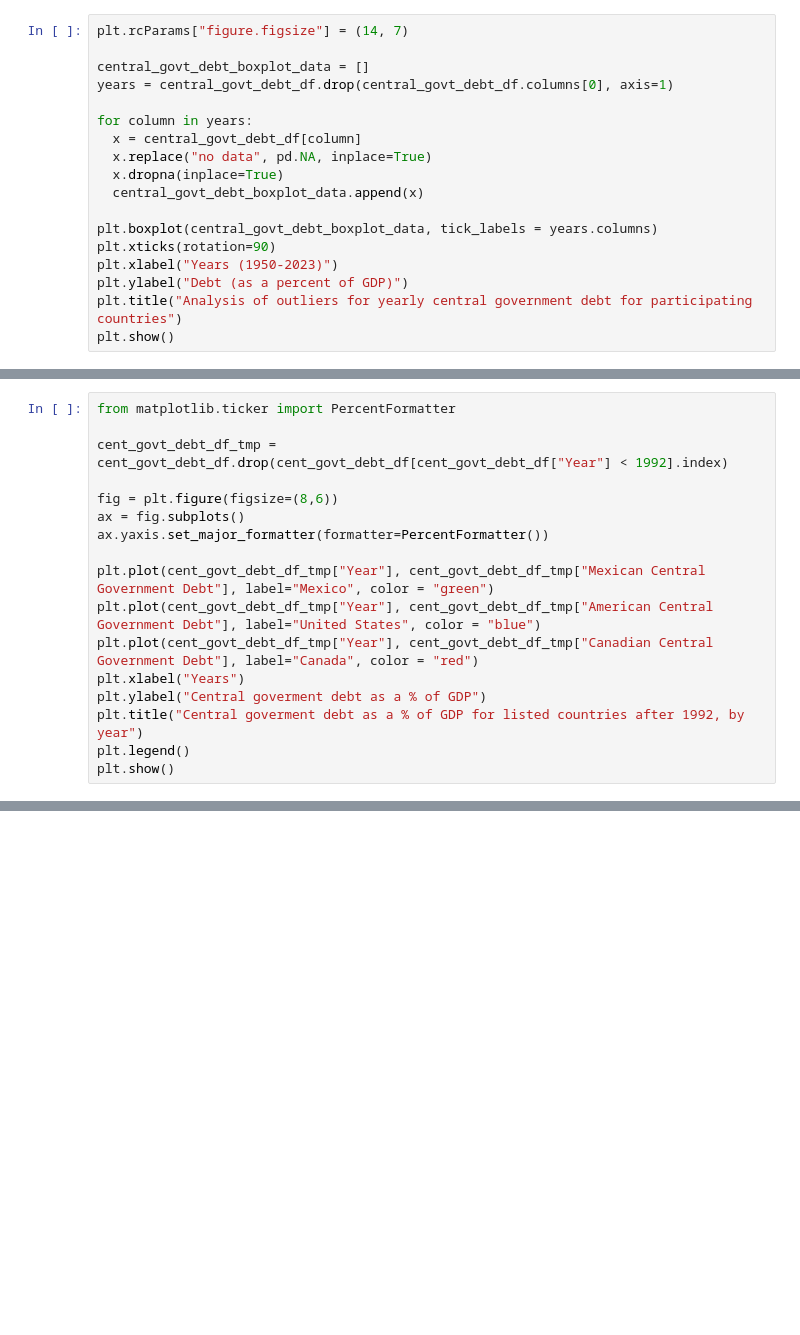
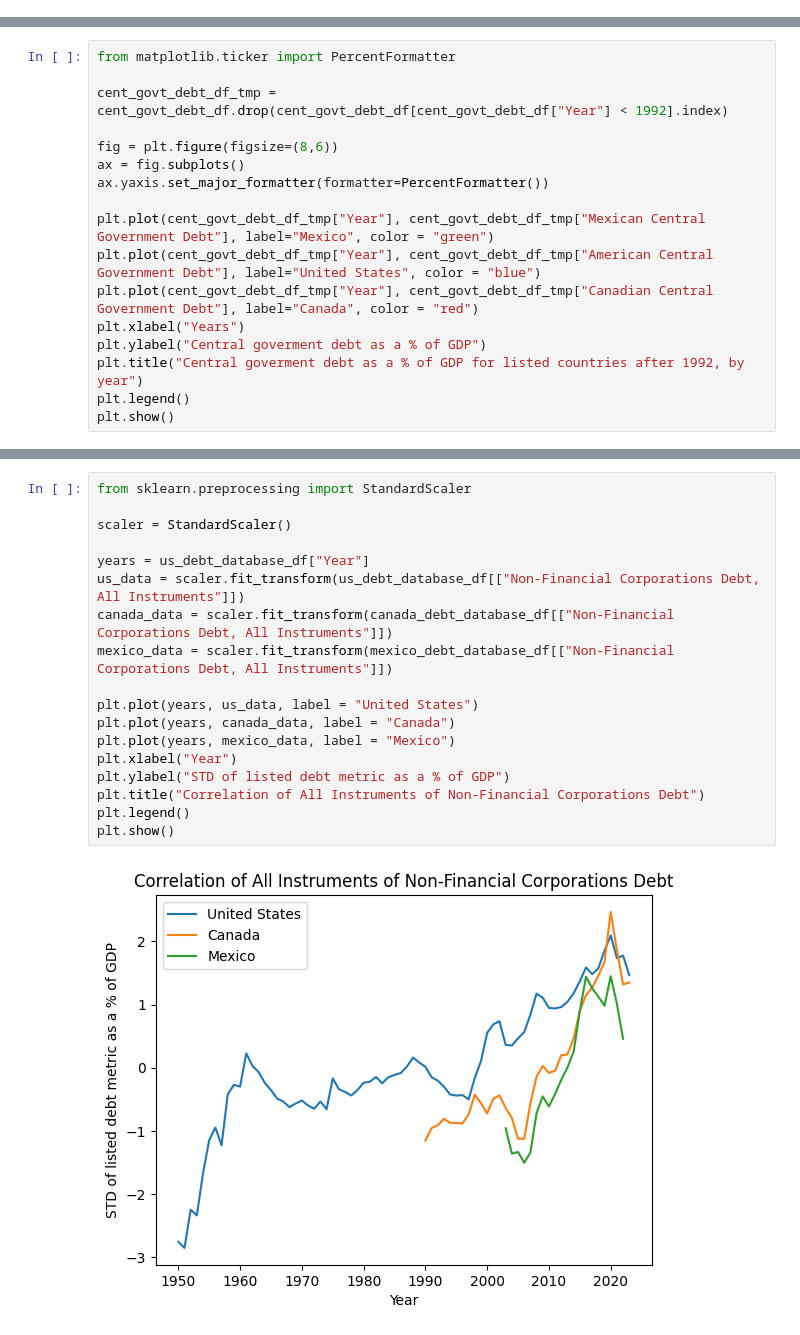
Before and after one commit to kurealnum/dsrp-2025, a Jupyter notebook: DSRP_Global_Debt.ipynb, the cells around one changed output, grey strips where cells are left out. Cells and saved outputs as stored; diff of their text form; blank space fills up the shorter version.

```diff
--- a/DSRP_Global_Debt.ipynb
+++ b/DSRP_Global_Debt.ipynb
@@ -392,18 +144,0 @@ Next, I'd like to check for outliers for central government debt.
-# %%
-plt.rcParams["figure.figsize"] = (14, 7)
-
-central_govt_debt_boxplot_data = []
-years = central_govt_debt_df.drop(central_govt_debt_df.columns[0], axis=1)
-
-for column in years:
-  x = central_govt_debt_df[column]
-  x.replace("no data", pd.NA, inplace=True)
-  x.dropna(inplace=True)
-  central_govt_debt_boxplot_data.append(x)
-
-plt.boxplot(central_govt_debt_boxplot_data, tick_labels = years.columns)
-plt.xticks(rotation=90)
-plt.xlabel("Years (1950-2023)")
-plt.ylabel("Debt (as a percent of GDP)")
-plt.title("Analysis of outliers for yearly central government debt for participating countries")
-plt.show()
@@ -726,0 +506,20 @@ plt.show()
+# %%
+from sklearn.preprocessing import StandardScaler
+
+scaler = StandardScaler()
+
+years = us_debt_database_df["Year"]
+us_data = scaler.fit_transform(us_debt_database_df[["Non-Financial Corporations Debt, All Instruments"]])
+canada_data = scaler.fit_transform(canada_debt_database_df[["Non-Financial Corporations Debt, All Instruments"]])
+mexico_data = scaler.fit_transform(mexico_debt_database_df[["Non-Financial Corporations Debt, All Instruments"]])
+
+plt.plot(years, us_data, label = "United States")
+plt.plot(years, canada_data, label = "Canada")
+plt.plot(years, mexico_data, label = "Mexico")
+plt.xlabel("Year")
+plt.ylabel("STD of listed debt metric as a % of GDP")
+plt.title("Correlation of All Instruments of Non-Financial Corporations Debt")
+plt.legend()
+plt.show()
+# %% [output]
+[figure, added]
```
Also changed, not shown: parts of 74 cells of this notebook.
